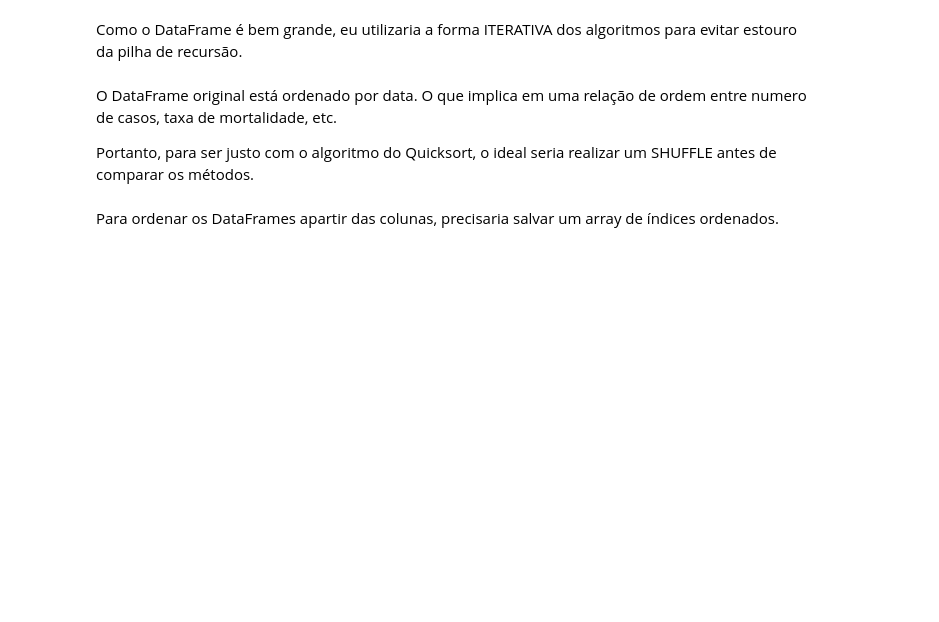
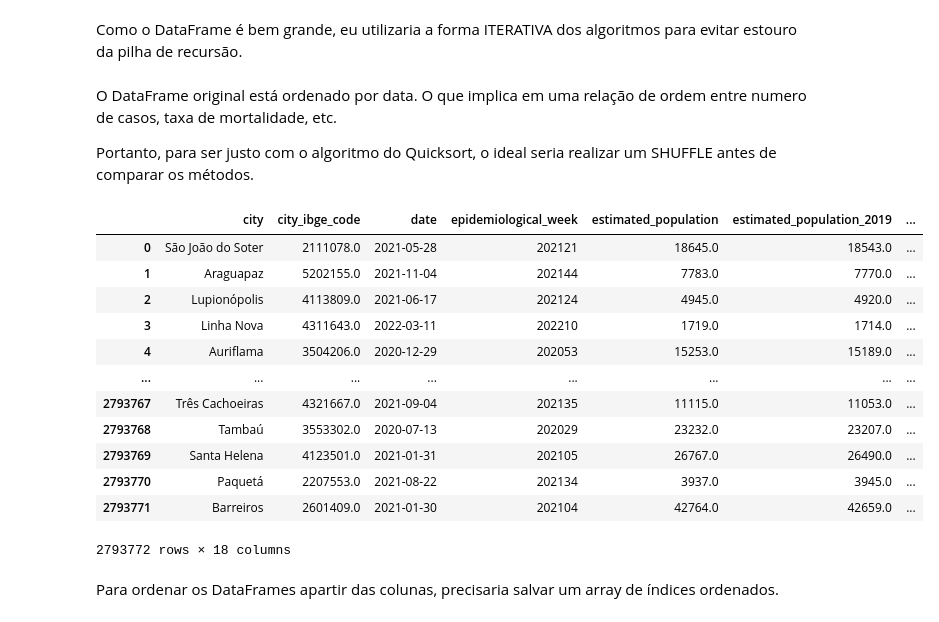
Before and after one commit to stepsbtw/Algoritmos, a Jupyter notebook: algorithms_assignment_1.ipynb, the cells around one changed output. Cells and saved outputs as stored; diff of their text form; code cells hidden in the pictures; blank space fills up the shorter version.

```diff
--- a/algorithms_assignment_1.ipynb
+++ b/algorithms_assignment_1.ipynb
@@ -323,6 +323,21 @@ O DataFrame original está ordenado por data. O que implica em uma relação de
 Portanto, para ser justo com o algoritmo do Quicksort, o ideal seria realizar um SHUFFLE antes de comparar os métodos.
 # %%
 df_test = df_full_clean.sample(frac=1).reset_index(drop=True) # assim dou shuffle no dataframe!
+df_test
+# %% [output]
+|  | city | city_ibge_code | date | epidemiological_week | estimated_population | estimated_population_2019 | ... |
+| 0 | São João do Soter | 2111078.0 | 2021-05-28 | 202121 | 18645.0 | 18543.0 | ... |
+| 1 | Araguapaz | 5202155.0 | 2021-11-04 | 202144 | 7783.0 | 7770.0 | ... |
+| 2 | Lupionópolis | 4113809.0 | 2021-06-17 | 202124 | 4945.0 | 4920.0 | ... |
+| 3 | Linha Nova | 4311643.0 | 2022-03-11 | 202210 | 1719.0 | 1714.0 | ... |
+| 4 | Auriflama | 3504206.0 | 2020-12-29 | 202053 | 15253.0 | 15189.0 | ... |
+| ... | ... | ... | ... | ... | ... | ... | ... |
+| 2793767 | Três Cachoeiras | 4321667.0 | 2021-09-04 | 202135 | 11115.0 | 11053.0 | ... |
+| 2793768 | Tambaú | 3553302.0 | 2020-07-13 | 202029 | 23232.0 | 23207.0 | ... |
+| 2793769 | Santa Helena | 4123501.0 | 2021-01-31 | 202105 | 26767.0 | 26490.0 | ... |
+| 2793770 | Paquetá | 2207553.0 | 2021-08-22 | 202134 | 3937.0 | 3945.0 | ... |
+| 2793771 | Barreiros | 2601409.0 | 2021-01-30 | 202104 | 42764.0 | 42659.0 | ... |
+2793772 rows × 18 columns
 # %% [markdown]
 Para ordenar os DataFrames apartir das colunas, precisaria salvar um array de índices ordenados.
 # %%
```
Also changed, not shown: parts of 13 cells of this notebook.
